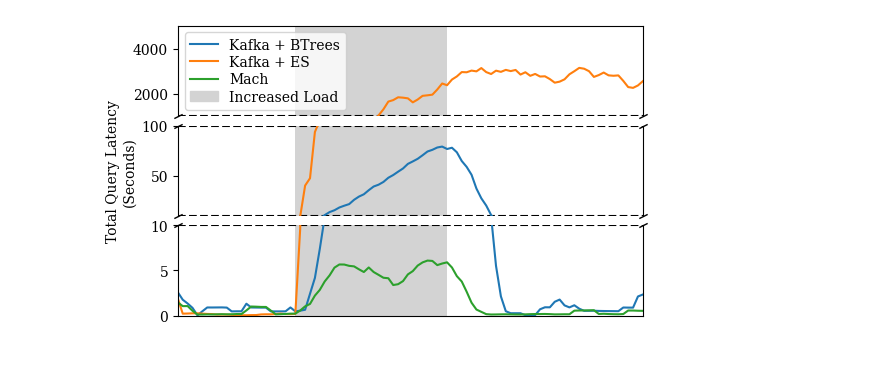
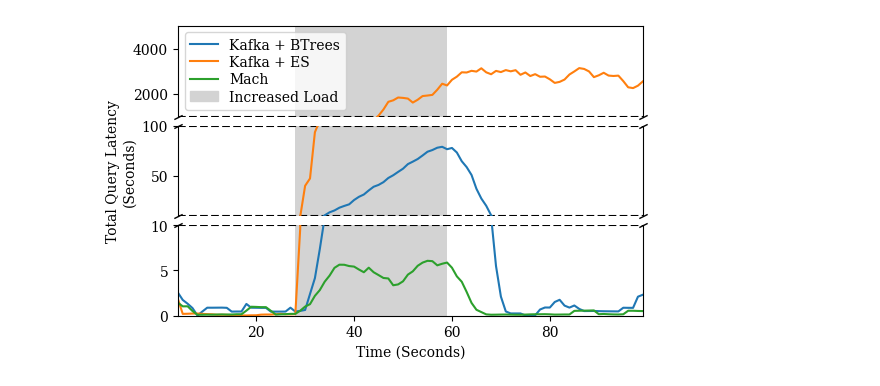
Before and after one commit to mach-telemetry/mach, a Jupyter notebook: bin/src/evaluation_output/plots/Query Latency Graphs.ipynb, the cells around one changed output. Saved outputs shown, nothing was run; the diff lists cells and outputs as text; code cells hidden in the pictures.

Commit message:
code for figure

```diff
--- a/bin/src/evaluation_output/plots/Query Latency Graphs.ipynb
+++ b/bin/src/evaluation_output/plots/Query Latency Graphs.ipynb
@@ -56,8 +64,9 @@ def triple_graph(gs_s, kafka, es, mach, ylabel):
     #middle.axvline(x=vline, color="dimgrey", linestyle='--', linewidth=1)
 
     bottom.spines.top.set_visible(False)
-    bottom.xaxis.set_visible(False)
+    #bottom.xaxis.set_visible(False)
     bottom.set_ylim(bot_ylim)
+    bottom.set_xlabel("Time (Seconds)")
     bottom.axhline(y=bot_ylim[1], color="black", linestyle='--')
     bottom.bar(grey_bar_axis, grey_bar_values, color="lightgrey", align='edge', width=1.0)
     bottom.margins(x=0)
@@ -76,31 +85,31 @@ def triple_graph(gs_s, kafka, es, mach, ylabel):
 
 
     top.plot(kafka, color=colors[0], label="Kafka + BTrees")
     top.plot(es, color=colors[1], label="Kafka + ES")
     top.plot(mach, color=colors[2], label="Mach")
 
     middle.plot(kafka, color=colors[0], label="Kafka + BTrees")
     middle.plot(es, color=colors[1], label="Kafka + ES")
     middle.plot(mach, color=colors[2], label="Mach")
 
     bottom.plot(kafka, color=colors[0])
     bottom.plot(es, color=colors[1])
     bottom.plot(mach, color=colors[2])
 
 
 mach = list((md + me).rolling(rw).mean())
 kafka = list((kd + ke).rolling(rw).mean())
 es = list((ed + ee).rolling(rw).mean())
 gs_s = gridspec.GridSpecFromSubplotSpec(3, 1, subplot_spec=gs[0], height_ratios=(1, 1, 1), hspace=.1)
 
 triple_graph(gs_s=gs_s, kafka=kafka, es=es, mach=mach, ylabel="Total Query Latency\n(Seconds)")
 ax = gs_s.figure.axes[0]
 
 handles, labels = ax.get_legend_handles_labels()
 labels.append("Increased Load")
 handles.append(mpatches.Patch(color="lightgrey"))
 ax.legend(handles, labels, bbox_to_anchor=(0, 0), loc="lower left", labelspacing=.25)
 
 plt.show()
 # %% [output]
-[figure, old version]
+[figure, new version]
```
Also changed, not shown: parts of 1 cell of this notebook, 11 other files.
